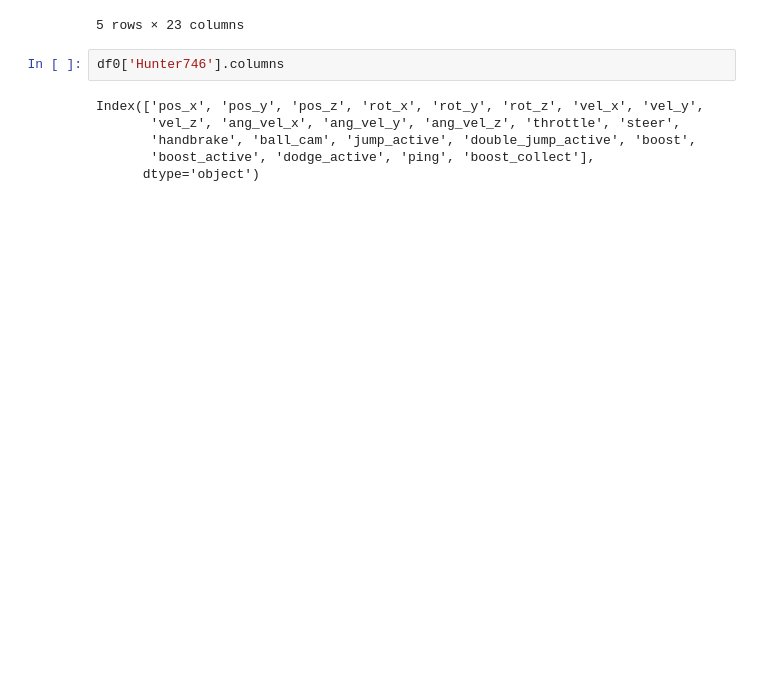
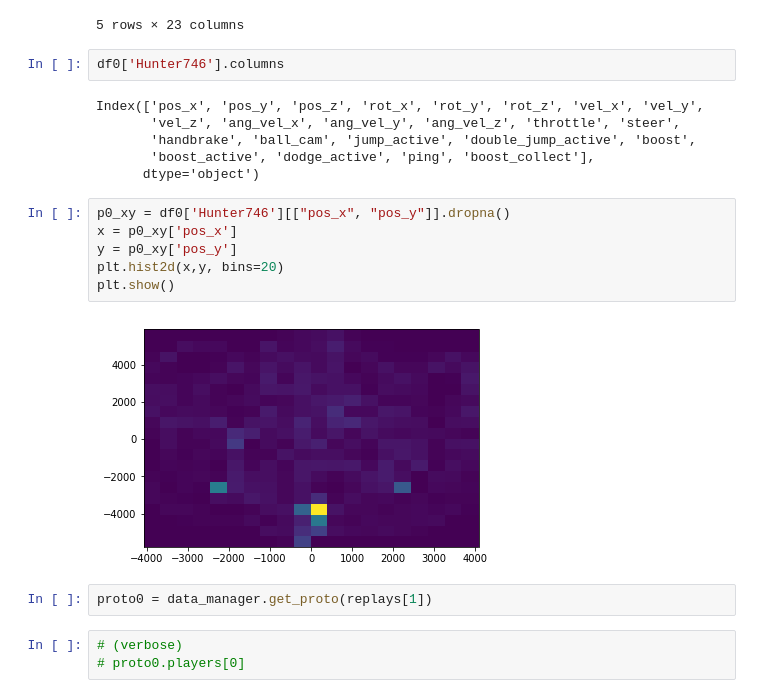
Before and after one commit to axelmagn/ReplayModels, a Jupyter notebook: position_predictor.ipynb, the cells around one changed output. Saved outputs shown, nothing was run; the diff lists cells and outputs as text; blank space fills up the shorter version.

```diff
--- a/position_predictor.ipynb
+++ b/position_predictor.ipynb
@@ -92,3 +106,16 @@ Index(['pos_x', 'pos_y', 'pos_z', 'rot_x', 'rot_y', 'rot_z', 'vel_x', 'vel_y',
        'handbrake', 'ball_cam', 'jump_active', 'double_jump_active', 'boost',
        'boost_active', 'dodge_active', 'ping', 'boost_collect'],
       dtype='object')
+# %%
+p0_xy = df0['Hunter746'][["pos_x", "pos_y"]].dropna()
+x = p0_xy['pos_x']
+y = p0_xy['pos_y']
+plt.hist2d(x,y, bins=20)
+plt.show()
+# %% [output]
+[figure, added]
+# %%
+proto0 = data_manager.get_proto(replays[1])
+# %%
+# (verbose)
+# proto0.players[0]
```
Also changed, not shown: parts of 18 cells of this notebook, 1 other file.
